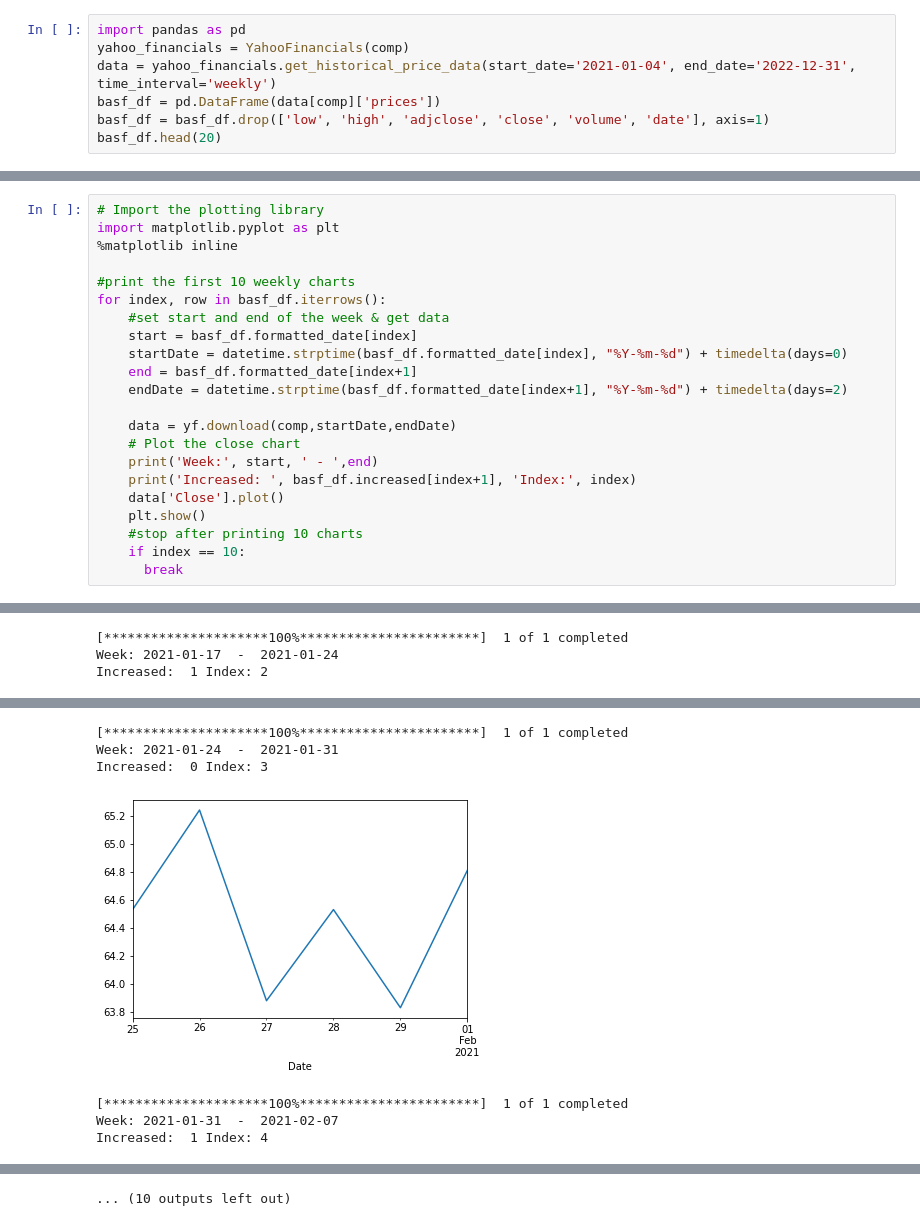
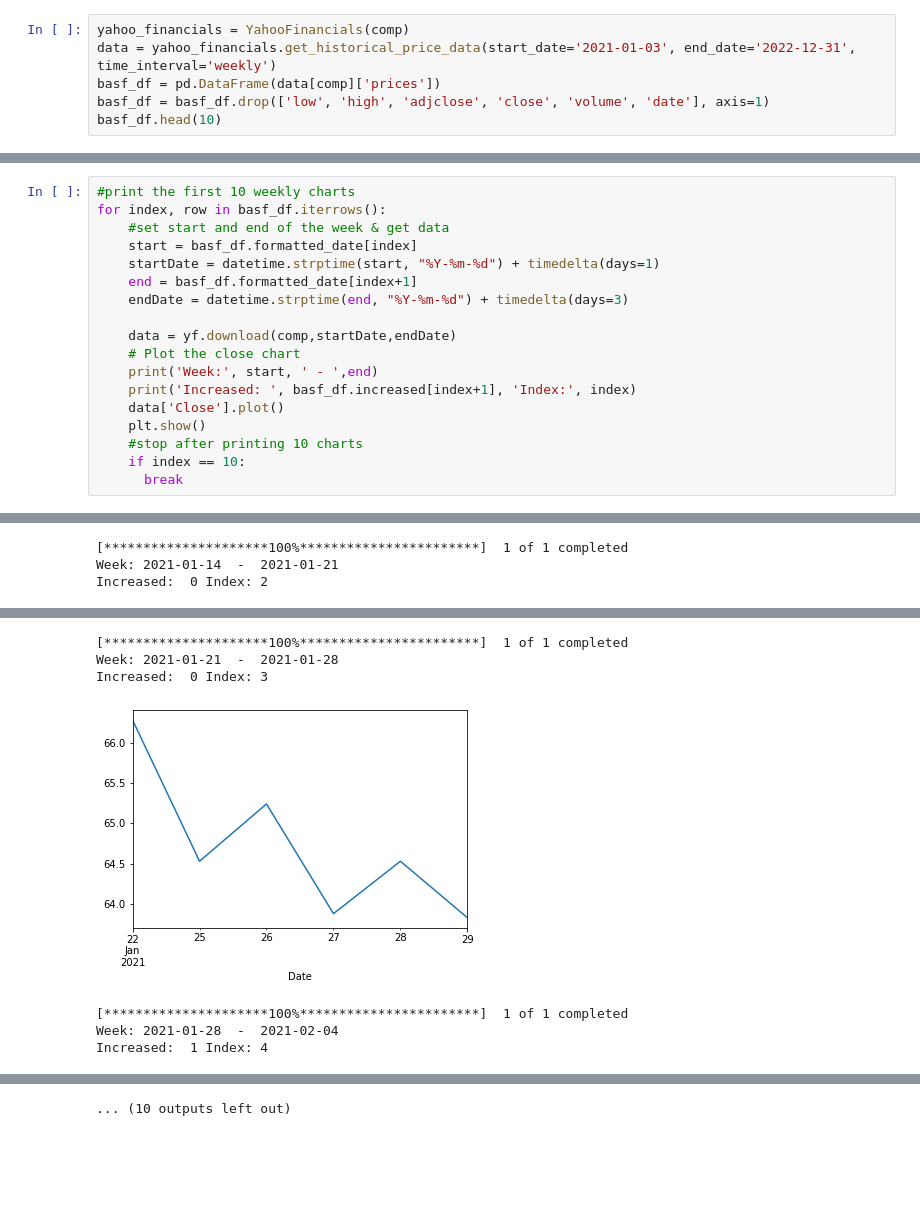
Before and after one commit to tomheyden/StockPricePrediction, a Jupyter notebook: StockPrices.ipynb, the cells around one changed output, grey strips where cells are left out. Saved outputs shown, nothing was run; the diff lists cells and outputs as text; blank space fills up the shorter version.

```diff
--- a/StockPrices.ipynb
+++ b/StockPrices.ipynb
@@ -54,9 +60,8 @@ Requirement already satisfied: beautifulsoup4 in /usr/local/lib/python3.8/dist-p
 # %%
-import pandas as pd
 yahoo_financials = YahooFinancials(comp)
-data = yahoo_financials.get_historical_price_data(start_date='2021-01-04', end_date='2022-12-31', time_interval='weekly')
+data = yahoo_financials.get_historical_price_data(start_date='2021-01-03', end_date='2022-12-31', time_interval='weekly')
 basf_df = pd.DataFrame(data[comp]['prices'])
 basf_df = basf_df.drop(['low', 'high', 'adjclose', 'close', 'volume', 'date'], axis=1)
-basf_df.head(20)
+basf_df.head(10)
 # %% [output]
 |  | open | formatted_date |
@@ -118,15 +117,11 @@ print(x)
 # %%
-# Import the plotting library
-import matplotlib.pyplot as plt
-%matplotlib inline
-
 #print the first 10 weekly charts
 for index, row in basf_df.iterrows():
     #set start and end of the week & get data
     start = basf_df.formatted_date[index]
-    startDate = datetime.strptime(basf_df.formatted_date[index], "%Y-%m-%d") + timedelta(days=0)
+    startDate = datetime.strptime(start, "%Y-%m-%d") + timedelta(days=1)
     end = basf_df.formatted_date[index+1]
-    endDate = datetime.strptime(basf_df.formatted_date[index+1], "%Y-%m-%d") + timedelta(days=2)
+    endDate = datetime.strptime(end, "%Y-%m-%d") + timedelta(days=3)
 
     data = yf.download(comp,startDate,endDate)
     # Plot the close chart
@@ -149,3 +144,3 @@ Increased:  0 Index: 1
 [*********************100%***********************]  1 of 1 completed
-Week: 2021-01-17  -  2021-01-24
-Increased:  1 Index: 2
+Week: 2021-01-14  -  2021-01-21
+Increased:  0 Index: 2
@@ -153,7 +148,7 @@ Increased:  1 Index: 2
 [*********************100%***********************]  1 of 1 completed
-Week: 2021-01-24  -  2021-01-31
+Week: 2021-01-21  -  2021-01-28
 Increased:  0 Index: 3
-[figure, old version]
+[figure, new version]
 [*********************100%***********************]  1 of 1 completed
-Week: 2021-01-31  -  2021-02-07
+Week: 2021-01-28  -  2021-02-04
 Increased:  1 Index: 4
```
Also changed, not shown: parts of 23 cells of this notebook.
